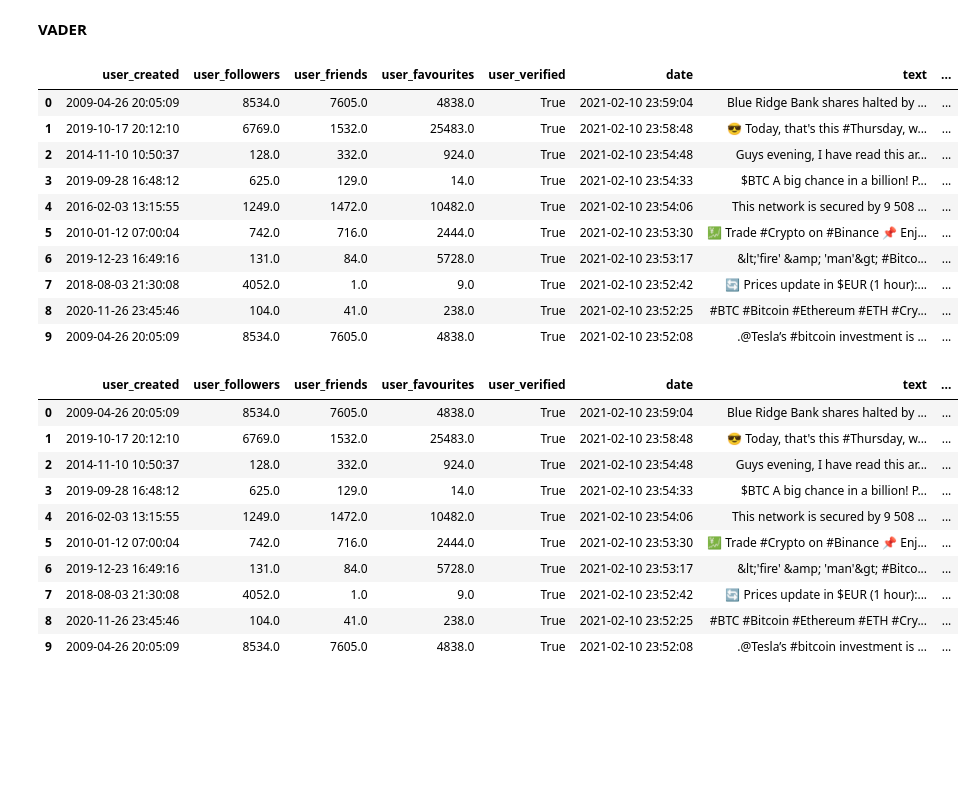
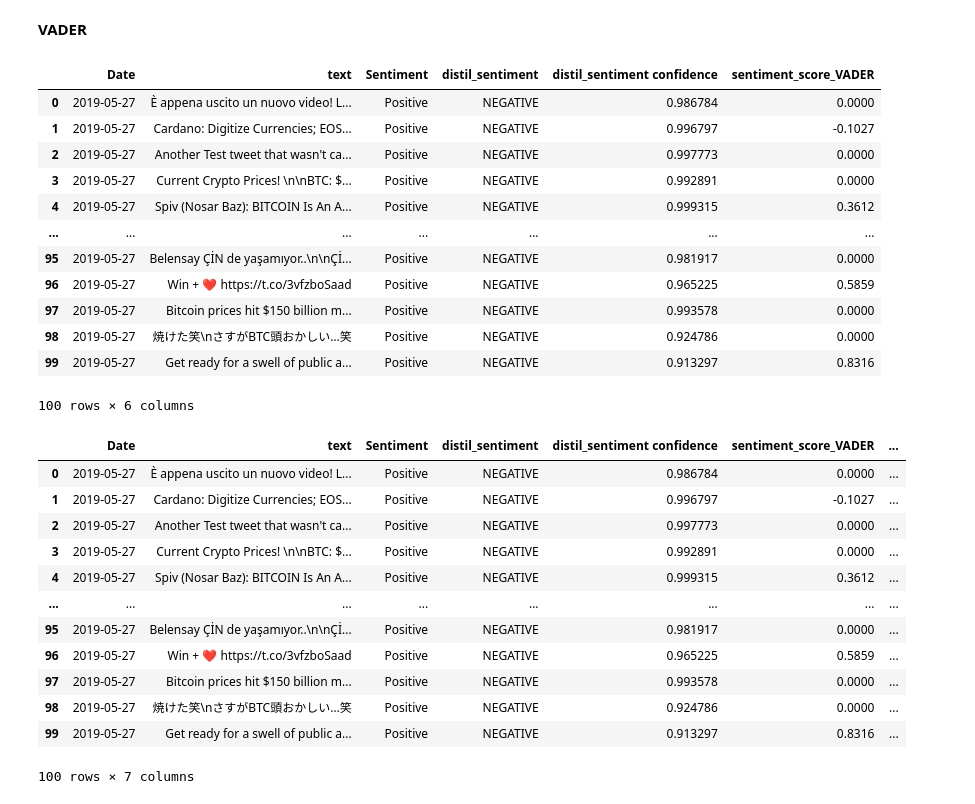
Before and after one commit to Aidasvenc/sentiment-analysis, a Jupyter notebook: marc_sentiment_analysis.ipynb, the cells around one changed output. Drawn from its saved outputs; the diff is of its cells as text; code cells hidden in the pictures; blank space fills up the shorter version.

```diff
--- a/marc_sentiment_analysis.ipynb
+++ b/marc_sentiment_analysis.ipynb
@@ -14,7 +16,7 @@ nltk.download('vader_lexicon')
 True
 # %%
 # import the data
-df_path = "dataset_twitter/tweets_clean.parquet"
+df_path = "dataset_twitter/human_labeled_distil.parquet"
 df = pd.read_parquet(df_path)
 
 df.head(10)
@@ -41,47 +43,49 @@ sia = SentimentIntensityAnalyzer()
 def get_sentiment_score(text):
     return sia.polarity_scores(text)['compound']
 # %%
-df['sentiment_score'] = df['text'].apply(get_sentiment_score)
+df['sentiment_score_VADER'] = df['text'].apply(get_sentiment_score)
 # %%
-df.head(10)
+df.head(100)
 # %% [output]
-|  | user_created | user_followers | user_friends | user_favourites | user_verified | date | text | ... |
-| 0 | 2009-04-26 20:05:09 | 8534.0 | 7605.0 | 4838.0 | True | 2021-02-10 23:59:04 | Blue Ridge Bank shares halted by ... | ... |
-| 1 | 2019-10-17 20:12:10 | 6769.0 | 1532.0 | 25483.0 | True | 2021-02-10 23:58:48 | 😎 Today, that's this #Thursday, w... | ... |
-| 2 | 2014-11-10 10:50:37 | 128.0 | 332.0 | 924.0 | True | 2021-02-10 23:54:48 | Guys evening, I have read this ar... | ... |
-| 3 | 2019-09-28 16:48:12 | 625.0 | 129.0 | 14.0 | True | 2021-02-10 23:54:33 | $BTC A big chance in a billion! P... | ... |
-| 4 | 2016-02-03 13:15:55 | 1249.0 | 1472.0 | 10482.0 | True | 2021-02-10 23:54:06 | This network is secured by 9 508 ... | ... |
-| 5 | 2010-01-12 07:00:04 | 742.0 | 716.0 | 2444.0 | True | 2021-02-10 23:53:30 | 💹 Trade #Crypto on #Binance 📌 Enj... | ... |
-| 6 | 2019-12-23 16:49:16 | 131.0 | 84.0 | 5728.0 | True | 2021-02-10 23:53:17 | &lt;'fire' &amp; 'man'&gt; #Bitco... | ... |
-| 7 | 2018-08-03 21:30:08 | 4052.0 | 1.0 | 9.0 | True | 2021-02-10 23:52:42 | 🔄 Prices update in $EUR (1 hour):... | ... |
-| 8 | 2020-11-26 23:45:46 | 104.0 | 41.0 | 238.0 | True | 2021-02-10 23:52:25 | #BTC #Bitcoin #Ethereum #ETH #Cry... | ... |
-| 9 | 2009-04-26 20:05:09 | 8534.0 | 7605.0 | 4838.0 | True | 2021-02-10 23:52:08 | .@Tesla’s #bitcoin investment is ... | ... |
+|  | Date | text | Sentiment | distil_sentiment | distil_sentiment confidence | sentiment_score_VADER |
+| 0 | 2019-05-27 | È appena uscito un nuovo video! L... | Positive | NEGATIVE | 0.986784 | 0.0000 |
+| 1 | 2019-05-27 | Cardano: Digitize Currencies; EOS... | Positive | NEGATIVE | 0.996797 | -0.1027 |
+| 2 | 2019-05-27 | Another Test tweet that wasn't ca... | Positive | NEGATIVE | 0.997773 | 0.0000 |
+| 3 | 2019-05-27 | Current Crypto Prices! \n\nBTC: $... | Positive | NEGATIVE | 0.992891 | 0.0000 |
+| 4 | 2019-05-27 | Spiv (Nosar Baz): BITCOIN Is An A... | Positive | NEGATIVE | 0.999315 | 0.3612 |
+| ... | ... | ... | ... | ... | ... | ... |
+| 95 | 2019-05-27 | Belensay ÇİN de yaşamıyor..\n\nÇİ... | Positive | NEGATIVE | 0.981917 | 0.0000 |
+| 96 | 2019-05-27 | Win + ❤️ https://t.co/3vfzboSaad | Positive | NEGATIVE | 0.965225 | 0.5859 |
+| 97 | 2019-05-27 | Bitcoin prices hit $150 billion m... | Positive | NEGATIVE | 0.993578 | 0.0000 |
+| 98 | 2019-05-27 | 焼けた笑\nさすがBTC頭おかしい…笑 | Positive | NEGATIVE | 0.924786 | 0.0000 |
+| 99 | 2019-05-27 | Get ready for a swell of public a... | Positive | NEGATIVE | 0.913297 | 0.8316 |
+100 rows × 6 columns
 # %%
-# create a function get the sentiment text
+# create a function to get the sentiment as positive or negative
 def getSentiment(score):
-    if score <= 0.05:
+    if score < 0:
         return "negative"
-    elif -0.05 < score < 0.05:
-        return "neutral"
     else:
         return "positive"
 # %%
 # create a column to store the text sentiment
-df['Sentiment'] = df['sentiment_score'].apply(getSentiment)
+df['Sentiment_VADER'] = df['sentiment_score_VADER'].apply(getSentiment)
 # show the data
-df.head(10)
+df.head(100)
 # %% [output]
-|  | user_created | user_followers | user_friends | user_favourites | user_verified | date | text | ... |
-| 0 | 2009-04-26 20:05:09 | 8534.0 | 7605.0 | 4838.0 | True | 2021-02-10 23:59:04 | Blue Ridge Bank shares halted by ... | ... |
-| 1 | 2019-10-17 20:12:10 | 6769.0 | 1532.0 | 25483.0 | True | 2021-02-10 23:58:48 | 😎 Today, that's this #Thursday, w... | ... |
-| 2 | 2014-11-10 10:50:37 | 128.0 | 332.0 | 924.0 | True | 2021-02-10 23:54:48 | Guys evening, I have read this ar... | ... |
-| 3 | 2019-09-28 16:48:12 | 625.0 | 129.0 | 14.0 | True | 2021-02-10 23:54:33 | $BTC A big chance in a billion! P... | ... |
-| 4 | 2016-02-03 13:15:55 | 1249.0 | 1472.0 | 10482.0 | True | 2021-02-10 23:54:06 | This network is secured by 9 508 ... | ... |
-| 5 | 2010-01-12 07:00:04 | 742.0 | 716.0 | 2444.0 | True | 2021-02-10 23:53:30 | 💹 Trade #Crypto on #Binance 📌 Enj... | ... |
-| 6 | 2019-12-23 16:49:16 | 131.0 | 84.0 | 5728.0 | True | 2021-02-10 23:53:17 | &lt;'fire' &amp; 'man'&gt; #Bitco... | ... |
-| 7 | 2018-08-03 21:30:08 | 4052.0 | 1.0 | 9.0 | True | 2021-02-10 23:52:42 | 🔄 Prices update in $EUR (1 hour):... | ... |
-| 8 | 2020-11-26 23:45:46 | 104.0 | 41.0 | 238.0 | True | 2021-02-10 23:52:25 | #BTC #Bitcoin #Ethereum #ETH #Cry... | ... |
-| 9 | 2009-04-26 20:05:09 | 8534.0 | 7605.0 | 4838.0 | True | 2021-02-10 23:52:08 | .@Tesla’s #bitcoin investment is ... | ... |
+|  | Date | text | Sentiment | distil_sentiment | distil_sentiment confidence | sentiment_score_VADER | ... |
+| 0 | 2019-05-27 | È appena uscito un nuovo video! L... | Positive | NEGATIVE | 0.986784 | 0.0000 | ... |
+| 1 | 2019-05-27 | Cardano: Digitize Currencies; EOS... | Positive | NEGATIVE | 0.996797 | -0.1027 | ... |
+| 2 | 2019-05-27 | Another Test tweet that wasn't ca... | Positive | NEGATIVE | 0.997773 | 0.0000 | ... |
+| 3 | 2019-05-27 | Current Crypto Prices! \n\nBTC: $... | Positive | NEGATIVE | 0.992891 | 0.0000 | ... |
+| 4 | 2019-05-27 | Spiv (Nosar Baz): BITCOIN Is An A... | Positive | NEGATIVE | 0.999315 | 0.3612 | ... |
+| ... | ... | ... | ... | ... | ... | ... | ... |
+| 95 | 2019-05-27 | Belensay ÇİN de yaşamıyor..\n\nÇİ... | Positive | NEGATIVE | 0.981917 | 0.0000 | ... |
+| 96 | 2019-05-27 | Win + ❤️ https://t.co/3vfzboSaad | Positive | NEGATIVE | 0.965225 | 0.5859 | ... |
+| 97 | 2019-05-27 | Bitcoin prices hit $150 billion m... | Positive | NEGATIVE | 0.993578 | 0.0000 | ... |
+| 98 | 2019-05-27 | 焼けた笑\nさすがBTC頭おかしい…笑 | Positive | NEGATIVE | 0.924786 | 0.0000 | ... |
+| 99 | 2019-05-27 | Get ready for a swell of public a... | Positive | NEGATIVE | 0.913297 | 0.8316 | ... |
+100 rows × 7 columns
 # %%
 # create a bar chart to show the cout of Positive, Neutral and Negative sentiments
 df['Sentiment'].value_counts().plot(kind="bar")
```
Also changed, not shown: parts of 13 cells of this notebook.
